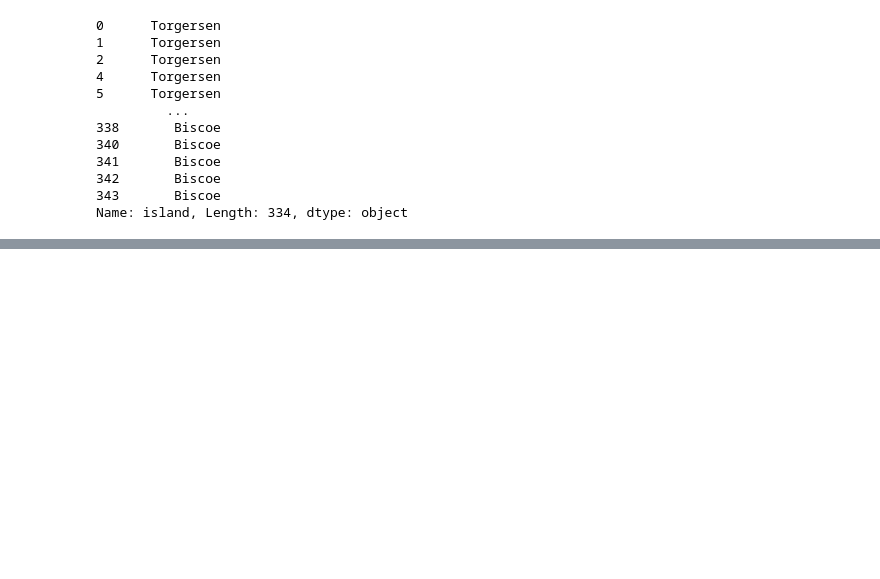
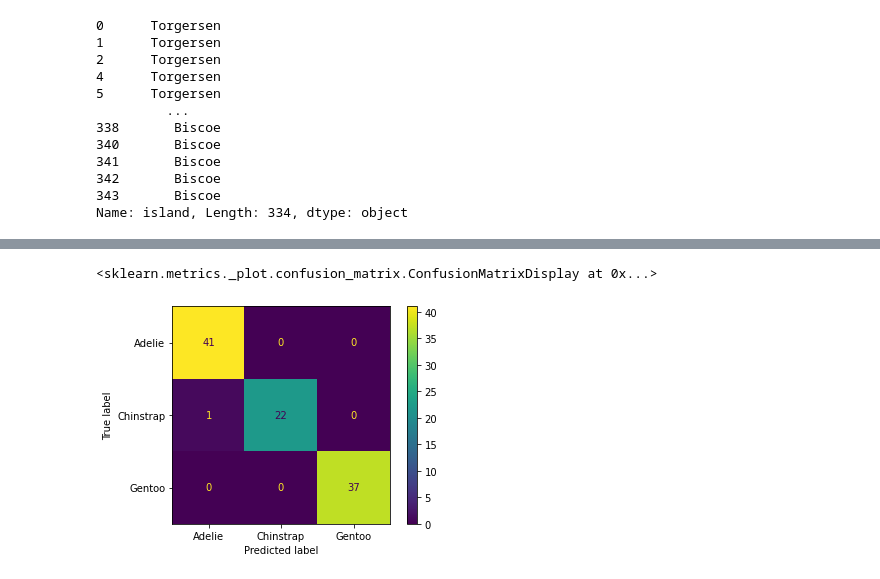
Before and after one commit to proton029/Non_linear_model_KNN, a Jupyter notebook: Decntree_giniImpurity_basics.ipynb, the cells around one changed output, grey strips where cells are left out. Cells and saved outputs as stored; diff of their text form; code cells hidden in the pictures; blank space fills up the shorter version.

```diff
--- a/Decntree_giniImpurity_basics.ipynb
+++ b/Decntree_giniImpurity_basics.ipynb
@@ -159,0 +162,4 @@ from sklearn.model_selection import train_test_split
+# %%
+model=DecisionTreeClassifier()
+# %%
+model.fit(X_train,y_train)
@@ -159,0 +184,5 @@ from sklearn.model_selection import train_test_split
+# %%
+plot_confusion_matrix(model,X_test,y_test)
+# %% [output]
+<sklearn.metrics._plot.confusion_matrix.ConfusionMatrixDisplay at 0x...>
+[figure, added]
```
Also changed, not shown: parts of 19 cells of this notebook.
